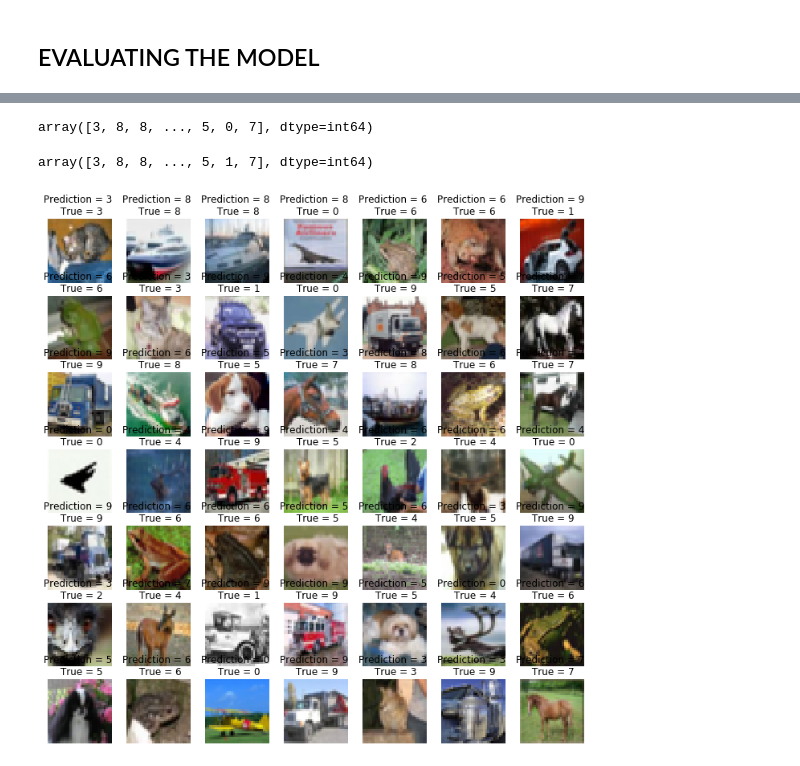
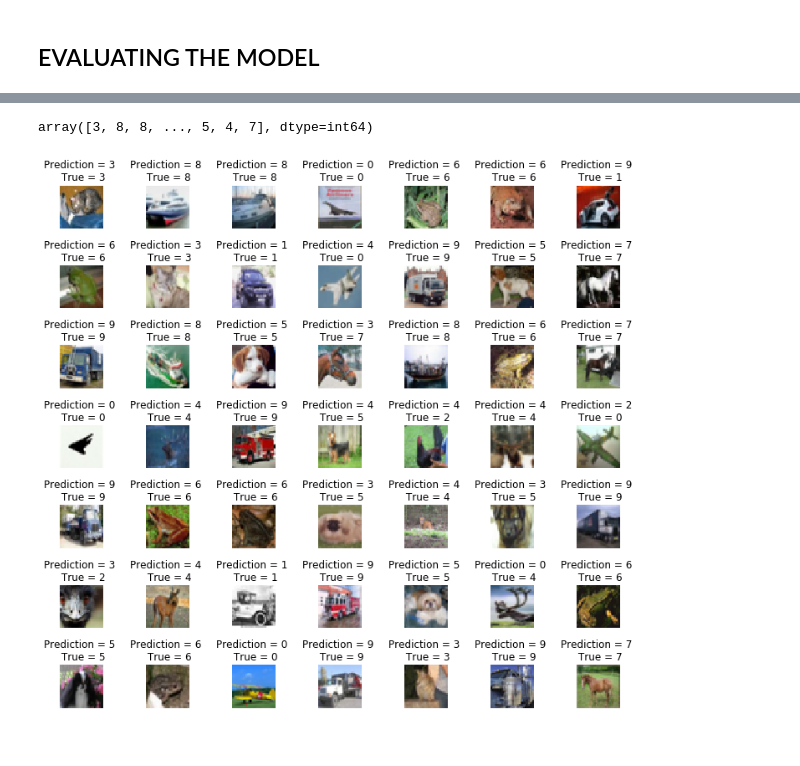
Before and after one commit to VaishnaviNandakumar/CIFAR10Classification-CNN, a Jupyter notebook: CIFAR10_Classification.ipynb, the cells around one changed output, grey strips where cells are left out. Saved outputs shown, nothing was run; the diff lists cells and outputs as text; code cells hidden in the pictures.

Commit message:
Image Augmentation

```diff
--- a/CIFAR10_Classification.ipynb
+++ b/CIFAR10_Classification.ipynb
@@ -153,7 +153,7 @@ WARNING:tensorflow:From C:\Users\ACER\Anaconda3\lib\site-packages\keras\backend\
 # %%
 cnn_model.compile(loss='categorical_crossentropy', optimizer= keras.optimizers.rmsprop(lr = 0.001), metrics=['accuracy'])
 # %%
-history = cnn_model.fit(X_train, y_train, batch_size = 32, epochs = 3, shuffle =  True)
+history = cnn_model.fit(X_train, y_train, batch_size = 32, epochs = 2, shuffle =  True)
 # %% [output]
 WARNING:tensorflow:From C:\Users\ACER\Anaconda3\lib\site-packages\keras\backend\tensorflow_backend.py:422: The name tf.global_variables is deprecated. Please use tf.compat.v1.global_variables instead.
 
@@ -175,20 +177,20 @@ Test Accuracy: 0.614300012588501
 predicted_classes = cnn_model.predict_classes(X_test)
 predicted_classes
 # %% [output]
-array([3, 8, 8, ..., 5, 0, 7], dtype=int64)
+array([3, 8, 8, ..., 5, 4, 7], dtype=int64)
-# %%
-y_test
-# %% [output]
-array([3, 8, 8, ..., 5, 1, 7], dtype=int64)
+# %%
+y_test = y_test.argmax(1)
 # %%
 L=7
 W=7
 fig, axes = plt.subplots(L, W, figsize =(12,12))
 axes= axes.ravel()
 
 for i in np.arange(0, L*W):
     axes[i].imshow(X_test[i])
     axes[i].set_title('Prediction = {} \n True = {}'.format(predicted_classes[i], y_test[i]))
     axes[i].axis('off')
+
+plt.subplots_adjust(wspace=1)
 # %% [output]
-[figure, old version]
+[figure, new version]
```
Also changed, not shown: parts of 19 cells of this notebook, 1 other file.
